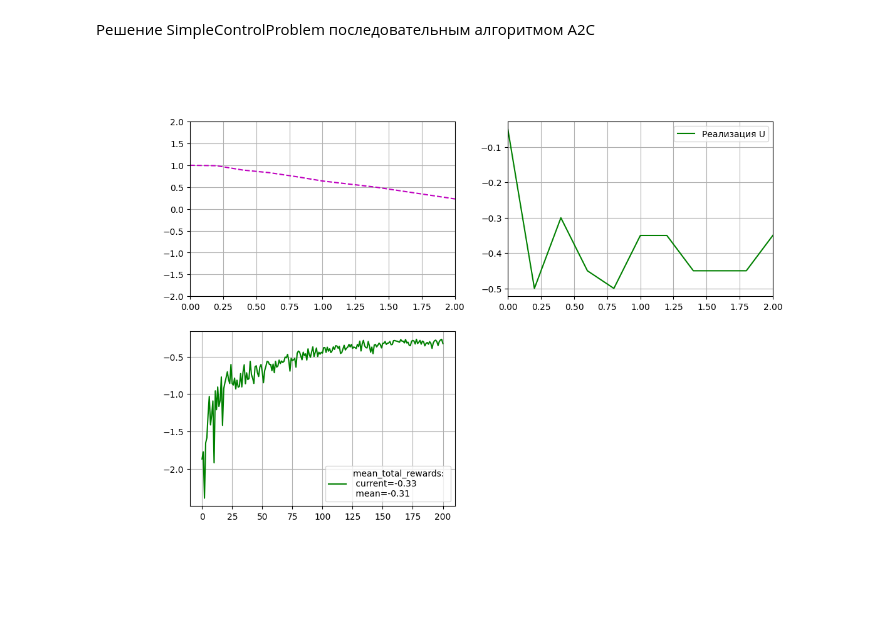
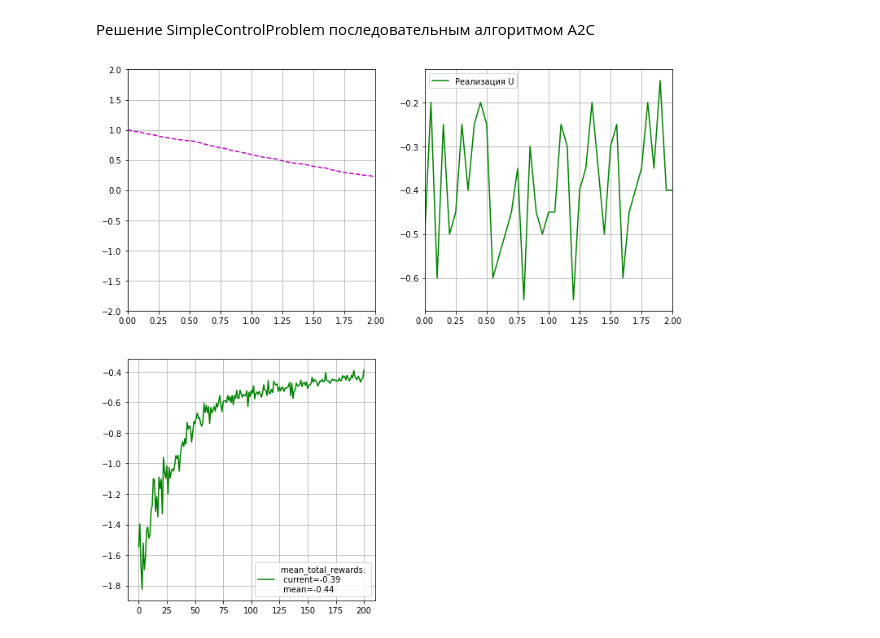
Before and after one commit to imm-rl-lab/reinforcement_learning_baseline, a Jupyter notebook: Testing/SimpleControlProblem-A2C_Discrete.ipynb, the cells around one changed output. Cells and saved outputs as stored; diff of their text form; code cells hidden in the pictures; blank space fills up the shorter version.

```diff
--- a/Testing/SimpleControlProblem-A2C_Discrete.ipynb
+++ b/Testing/SimpleControlProblem-A2C_Discrete.ipynb
@@ -1,26 +1,33 @@
 # %% [markdown]
 Решение SimpleControlProblem последовательным алгоритмом A2C
 # %%
+import os, sys
+sys.path.insert(0, os.path.abspath('..'))
 import numpy as np
 import torch.nn as nn
 from Agents.Utilities.SequentialNetwork import SequentialNetwork
 from Agents.A2C import A2C_Discrete
 from Agents.Utilities.ContinuousAgentMakers.ContinuousAgentMaker import  ContinuousAgentMaker
 from Environments.SimpleControlProblem.SimpleControlProblem import SimpleControlProblem
 from Environments.SimpleControlProblem.SimpleControlProblemVisualizer import SimpleControlProblemVisualizer
 import Solvers.OneAgentSolver as solver
+%load_ext autoreload
+%autoreload 2
 
-env = SimpleControlProblem(dt=0.2)
-action_values = np.array([env.action_min, env.action_min/2, [0], env.action_max/2, env.action_max])
-action_n = len(action_values)
+#environment initialization
+env = SimpleControlProblem()
+action_n = 5
+action_values = np.linspace(env.action_min, env.action_max, num=action_n)
 
+#agent initialization
 pi_model = SequentialNetwork([env.state_dim, 128, action_n], nn.ReLU())
 v_model = SequentialNetwork([env.state_dim, 128, 1], nn.ReLU())
 A2C = ContinuousAgentMaker(A2C_Discrete)
 agent = A2C(pi_model, v_model, action_values=action_values,
              gamma=1, pi_model_lr=1e-3, v_model_lr=1e-3, entropy_threshold=0.01)
 
-visualizer = SimpleControlProblemVisualizer(waiting_for_show=50)
-solver.go(env, agent, episode_n=201, show=visualizer.show, session_len=2500, session_n=10)
+#learning
+visualizer = SimpleControlProblemVisualizer(waiting_for_show=20)
+solver.go(env, agent, episode_n=201, show=visualizer.show, session_len=2500, session_n=10, agent_learning='by_sessions')
+# %% [output]
+[figure, added]
-# %% [markdown]
-![SimpleControlProblem_with_A2C_Discrete.ipynb.png](embedded-picture-1)
```
